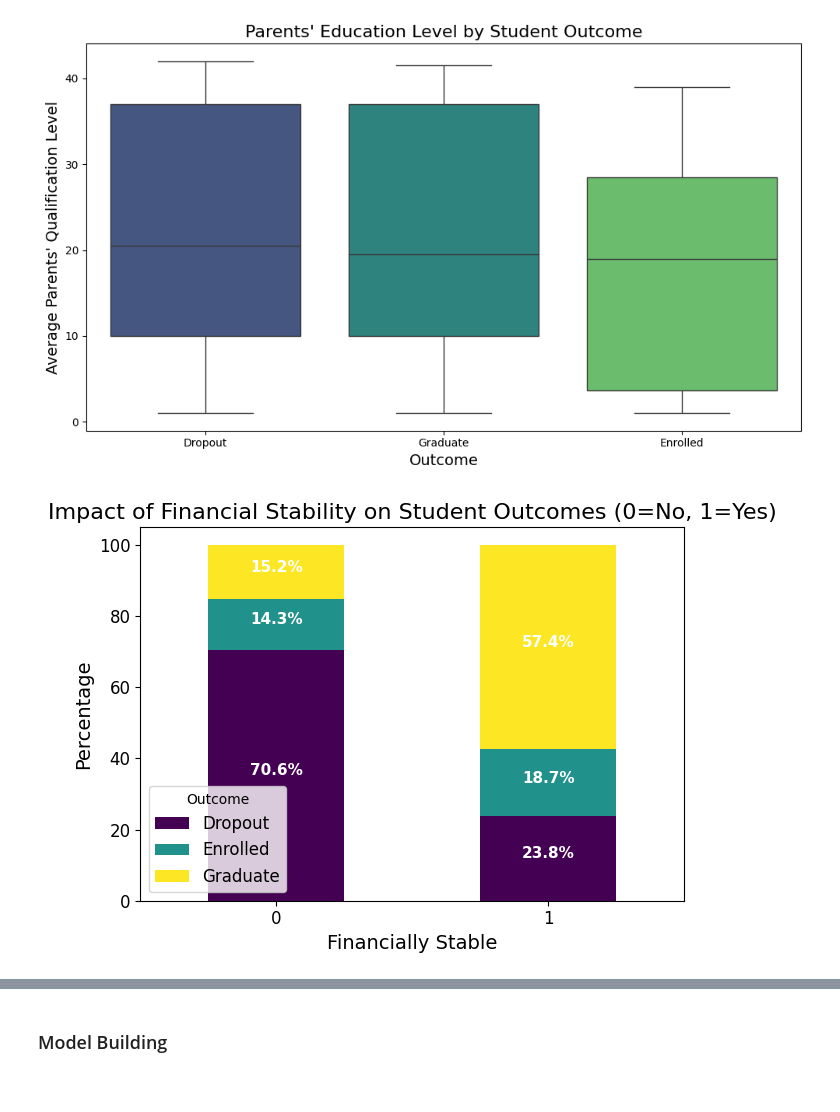
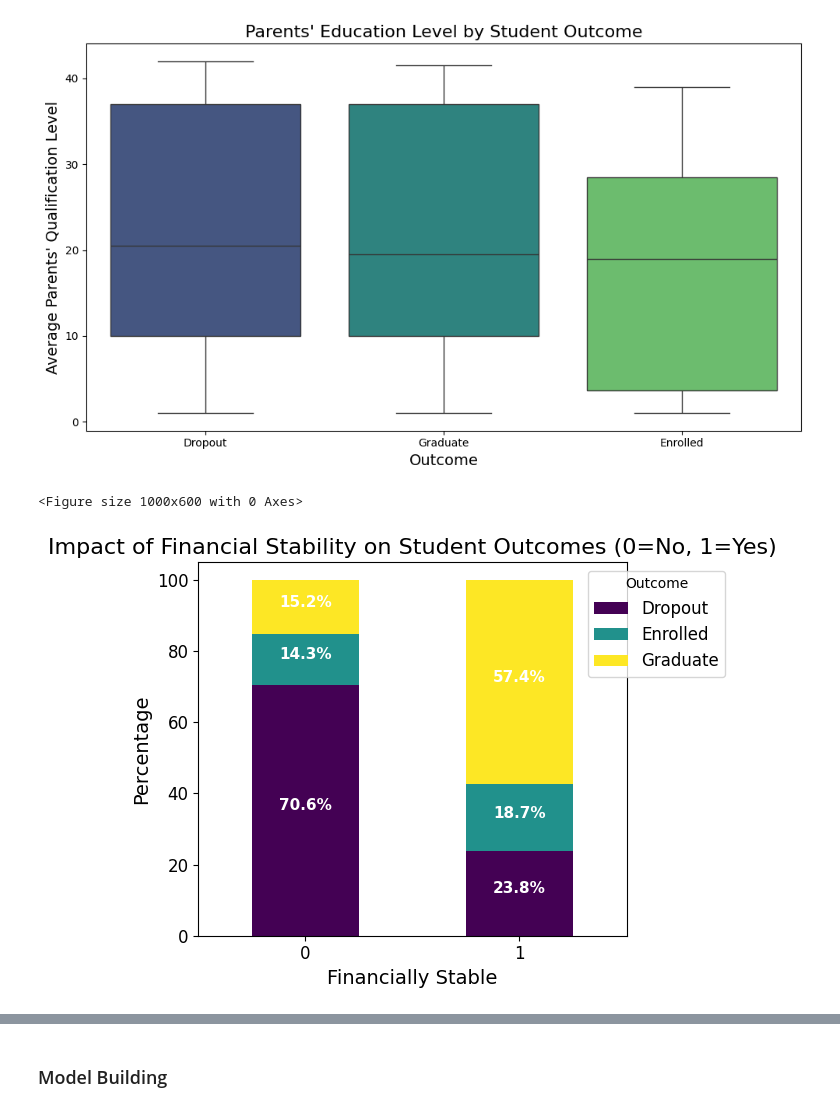
Before and after one commit to AbdullahIbneAziz/Student-Dropout-Success-Prediction, a Jupyter notebook: Project.ipynb, the cells around one changed output, grey strips where cells are left out. Cells and saved outputs as stored; diff of their text form; code cells hidden in the pictures.

```diff
--- a/Project.ipynb
+++ b/Project.ipynb
@@ -201,3 +201,12 @@ for p in ax.patches:
                 textcoords='offset points')
 # %% [output]
 [figure]
+# %%
+# Add count labels on bars
+for p in ax.patches:
+    ax.annotate(f'{int(p.get_height())}',
+                (p.get_x() + p.get_width() / 2., p.get_height()),
+                ha = 'center', va = 'bottom', fontsize=12)
+
+plt.tight_layout()
+plt.show()
@@ -349,23 +362,31 @@ plt.show()
 # %% [output]
 [figure]
 # %%
+# Calculate financial stability impact
+financial_outcome = pd.crosstab(df_clean['financial_stability'], df_clean['target'])
+financial_outcome_pct = financial_outcome.div(financial_outcome.sum(axis=1), axis=0) * 100
+
 # Plot percentage stacked bar chart for financial stability
-financial_outcome_pct.plot(kind='bar', stacked=True, colormap='viridis')
+plt.figure(figsize=(10, 6))
+ax = financial_outcome_pct.plot(kind='bar', stacked=True, colormap='viridis')
 plt.title('Impact of Financial Stability on Student Outcomes (0=No, 1=Yes)', fontsize=16)
 plt.xlabel('Financially Stable', fontsize=14)
 plt.ylabel('Percentage', fontsize=14)
-plt.legend(title='Outcome', fontsize=12)
 plt.xticks(rotation=0, fontsize=12)
 plt.yticks(fontsize=12)
 
 # Add percentage annotations
 for n, x in enumerate([*financial_outcome_pct.index]):
     for (proportion, y_loc) in zip(financial_outcome_pct.loc[x], financial_outcome_pct.loc[x].cumsum()):
         if proportion > 5:  # Only annotate if percentage is greater than 5%
-            plt.text(x=n, y=(y_loc - proportion/2), s=f'{proportion:.1f}%',
+            ax.text(x=n, y=(y_loc - proportion/2), s=f'{proportion:.1f}%',
                     color='white', fontweight='bold', ha='center', fontsize=11)
+
+# Move legend to the right side corner
+plt.legend(title='Outcome', fontsize=12, loc='upper right', bbox_to_anchor=(1.25, 1))
 
 plt.tight_layout()
 plt.show()
 # %% [output]
+<Figure size 1000x600 with 0 Axes>
-[figure, old version]
+[figure, new version]
```
Also changed, not shown: parts of 17 cells of this notebook.
